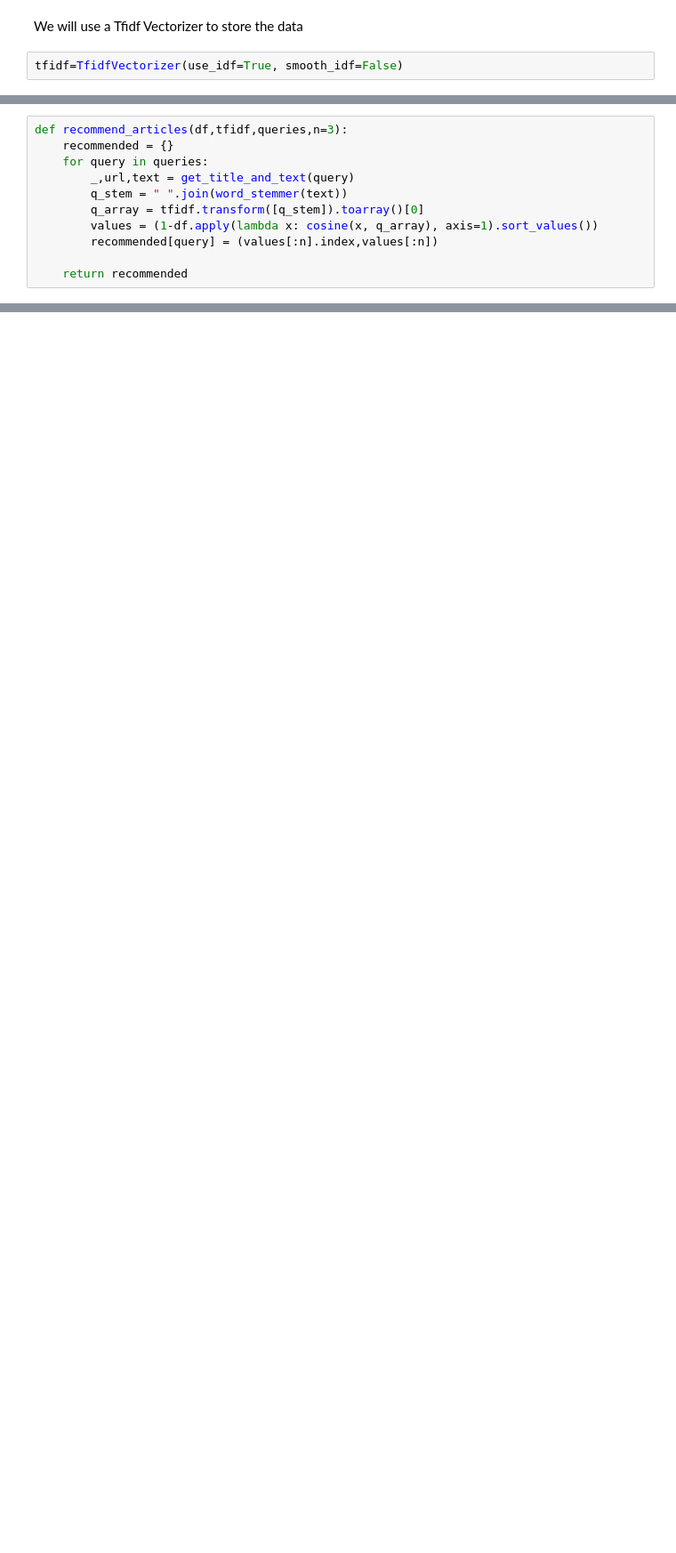
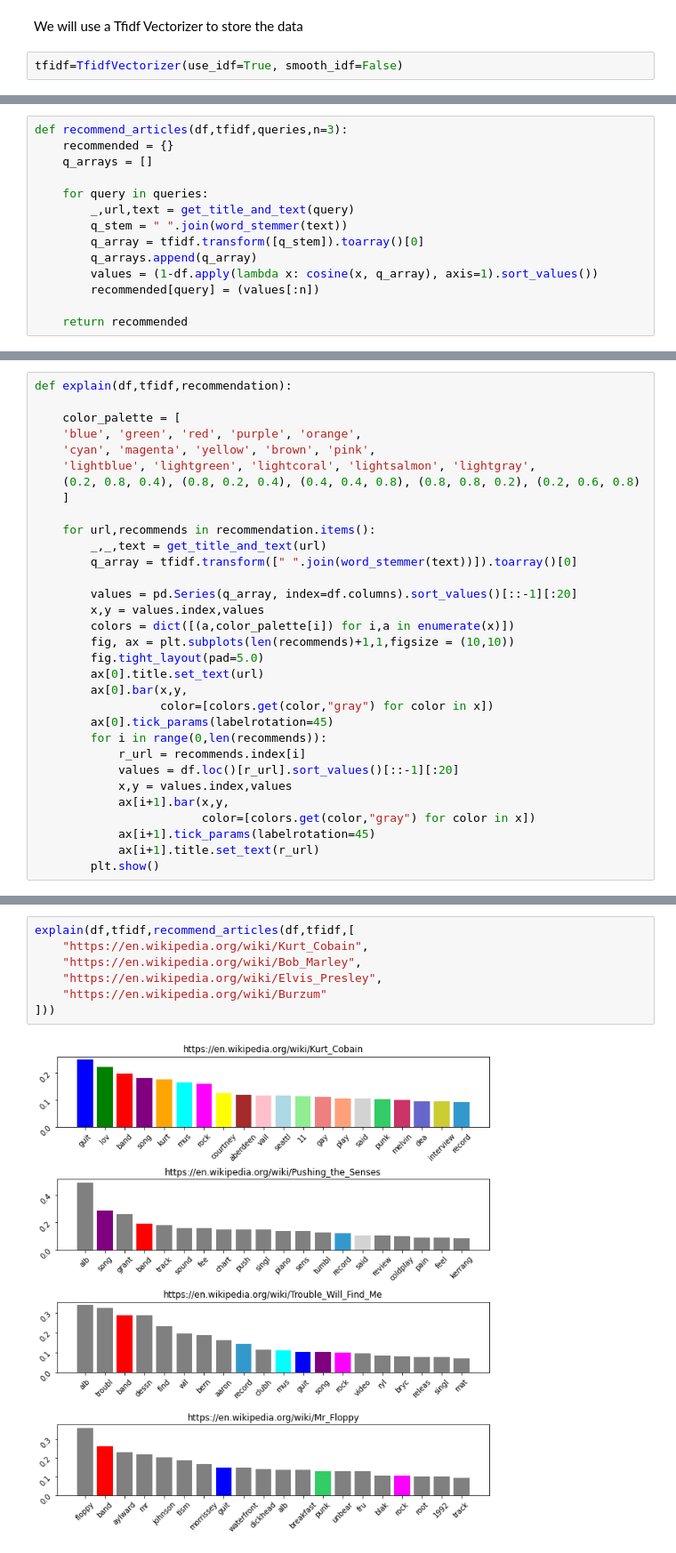
Before and after one commit to lucapl/Wiki-Scrapin, a Jupyter notebook: we_scrapin.ipynb, the cells around one changed output, grey strips where cells are left out. Shown at 89% size. Cells and saved outputs as stored; diff of their text form; blank space fills up the shorter version.

```diff
--- a/we_scrapin.ipynb
+++ b/we_scrapin.ipynb
@@ -76,11 +93,14 @@ TfidfVectorizer(smooth_idf=False)
 # %%
 def recommend_articles(df,tfidf,queries,n=3):
     recommended = {}
+    q_arrays = []
+
     for query in queries:
         _,url,text = get_title_and_text(query)
         q_stem = " ".join(word_stemmer(text))
         q_array = tfidf.transform([q_stem]).toarray()[0]
+        q_arrays.append(q_array)
         values = (1-df.apply(lambda x: cosine(x, q_array), axis=1).sort_values())
-        recommended[query] = (values[:n].index,values[:n])
+        recommended[query] = (values[:n])
 
     return recommended
@@ -136,0 +237,32 @@ plt.show()
+# %%
+def explain(df,tfidf,recommendation):
+
+    color_palette = [
+    'blue', 'green', 'red', 'purple', 'orange',
+    'cyan', 'magenta', 'yellow', 'brown', 'pink',
+    'lightblue', 'lightgreen', 'lightcoral', 'lightsalmon', 'lightgray',
+    (0.2, 0.8, 0.4), (0.8, 0.2, 0.4), (0.4, 0.4, 0.8), (0.8, 0.8, 0.2), (0.2, 0.6, 0.8)
+    ]
+
+    for url,recommends in recommendation.items():
+        _,_,text = get_title_and_text(url)
+        q_array = tfidf.transform([" ".join(word_stemmer(text))]).toarray()[0]
+
+        values = pd.Series(q_array, index=df.columns).sort_values()[::-1][:20]
+        x,y = values.index,values
+        colors = dict([(a,color_palette[i]) for i,a in enumerate(x)])
+        fig, ax = plt.subplots(len(recommends)+1,1,figsize = (10,10))
+        fig.tight_layout(pad=5.0)
+        ax[0].title.set_text(url)
+        ax[0].bar(x,y,
+                  color=[colors.get(color,"gray") for color in x])
+        ax[0].tick_params(labelrotation=45)
+        for i in range(0,len(recommends)):
+            r_url = recommends.index[i]
+            values = df.loc()[r_url].sort_values()[::-1][:20]
+            x,y = values.index,values
+            ax[i+1].bar(x,y,
+                        color=[colors.get(color,"gray") for color in x])
+            ax[i+1].tick_params(labelrotation=45)
+            ax[i+1].title.set_text(r_url)
+        plt.show()
@@ -136,0 +290,9 @@ plt.show()
+# %%
+explain(df,tfidf,recommend_articles(df,tfidf,[
+    "https://en.wikipedia.org/wiki/Kurt_Cobain",
+    "https://en.wikipedia.org/wiki/Bob_Marley",
+    "https://en.wikipedia.org/wiki/Elvis_Presley",
+    "https://en.wikipedia.org/wiki/Burzum"
+]))
+# %% [output]
+[figure, added]
```
Also changed, not shown: parts of 22 cells of this notebook, 9 other files.
